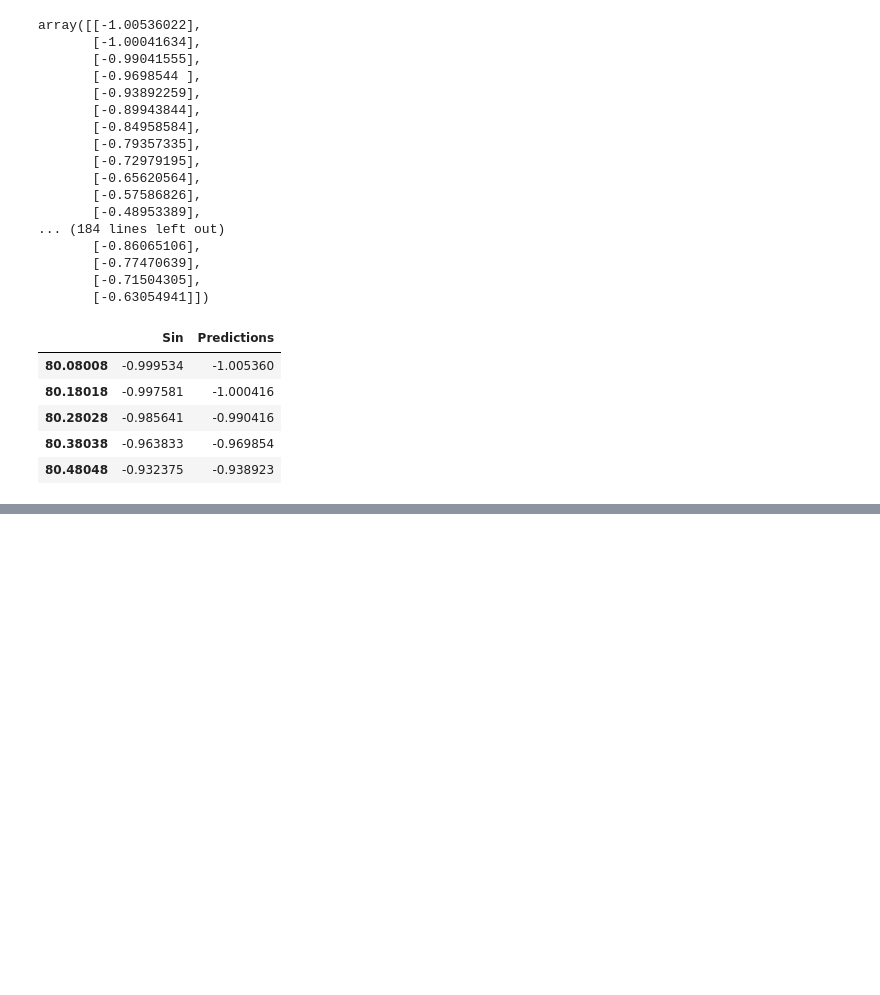
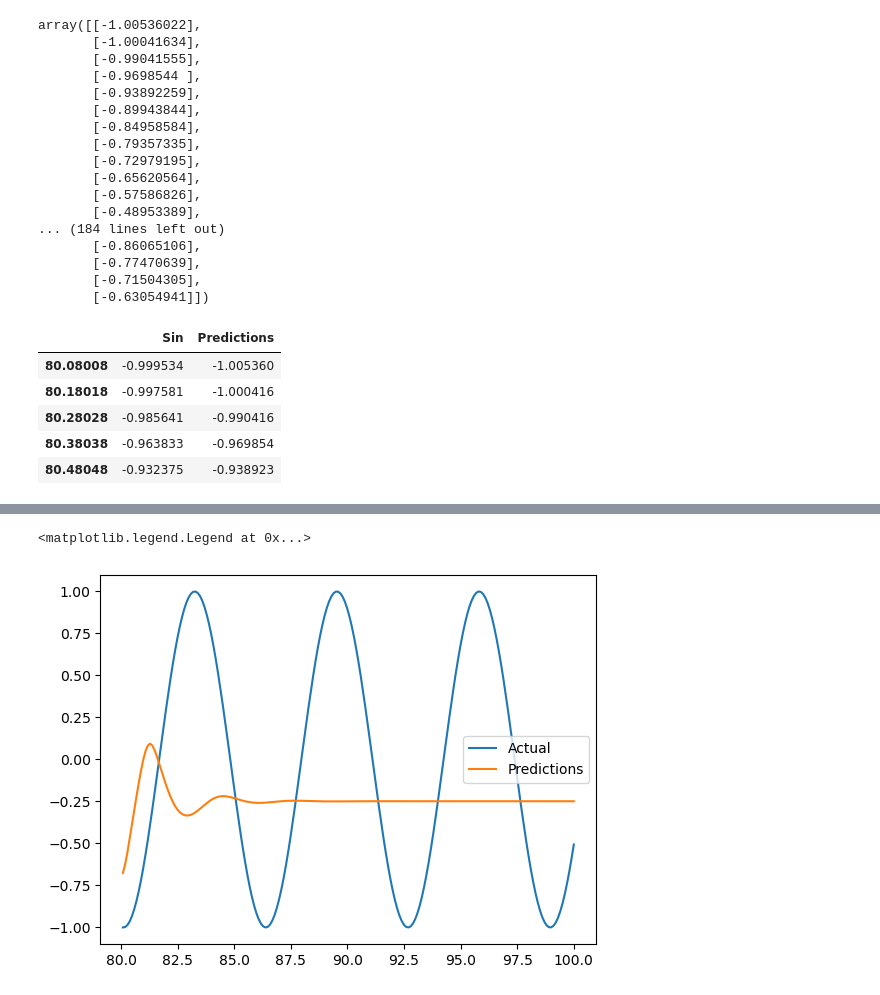
Before and after one commit to gautamkrishna12/Deep-Learning, a Jupyter notebook: Recurrent Neural Networks/Sine Wave Prediction.ipynb, the cells around one changed output, grey strips where cells are left out. Drawn from its saved outputs; the diff is of its cells as text; code cells hidden in the pictures; blank space fills up the shorter version.

```diff
--- a/Recurrent Neural Networks/Sine Wave Prediction.ipynb
+++ b/Recurrent Neural Networks/Sine Wave Prediction.ipynb
@@ -225,0 +250,2 @@ plt.plot(test_data.index, test_data["Predictions"], label="Predictions")
+# %%
+model2.fit(Ts_generator,epochs=10,validation_data=Ts_val_generator,callbacks=[early_stopping])
@@ -225,0 +259,7 @@ plt.plot(test_data.index, test_data["Predictions"], label="Predictions")
+# %%
+test_predictions=[]
+sample=scaled_train_data[-50:].reshape((1,50,1))
+for i in range(len(test_data)):
+    pred=model2.predict(sample)[0]
+    test_predictions.append(pred)
+    sample=np.append(sample[:,1:,:],[[pred]],axis=1)
@@ -225,0 +269,11 @@ plt.plot(test_data.index, test_data["Predictions"], label="Predictions")
+# %%
+prediction=scaler.inverse_transform(test_predictions)
+# %%
+test_data.loc[:, 'LSTM Predictions'] = prediction
+# %%
+plt.plot(test_data.index, test_data["Sin"], label="Actual")
+plt.plot(test_data.index, test_data["LSTM Predictions"], label="Predictions")
+plt.legend()
+# %% [output]
+<matplotlib.legend.Legend at 0x...>
+[figure, added]
```
Also changed, not shown: parts of 8 cells of this notebook.
